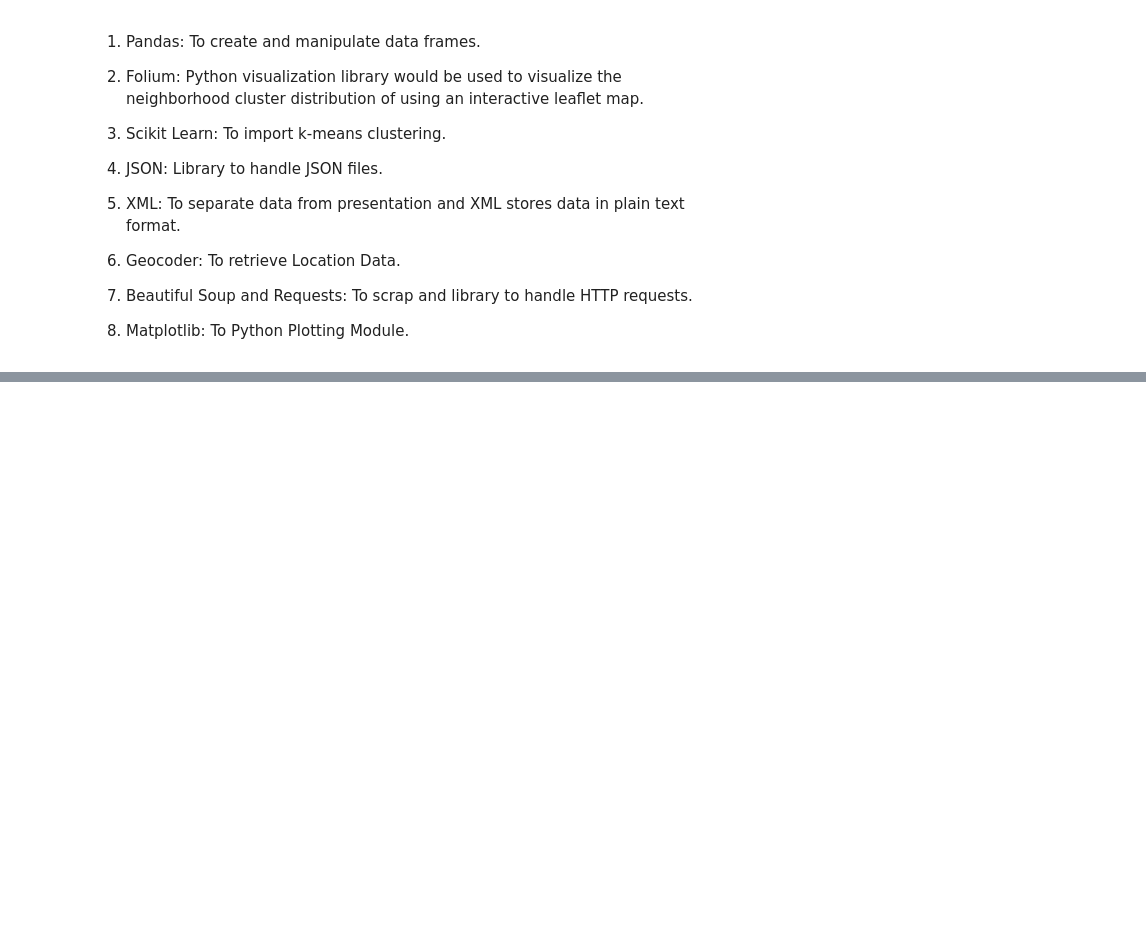
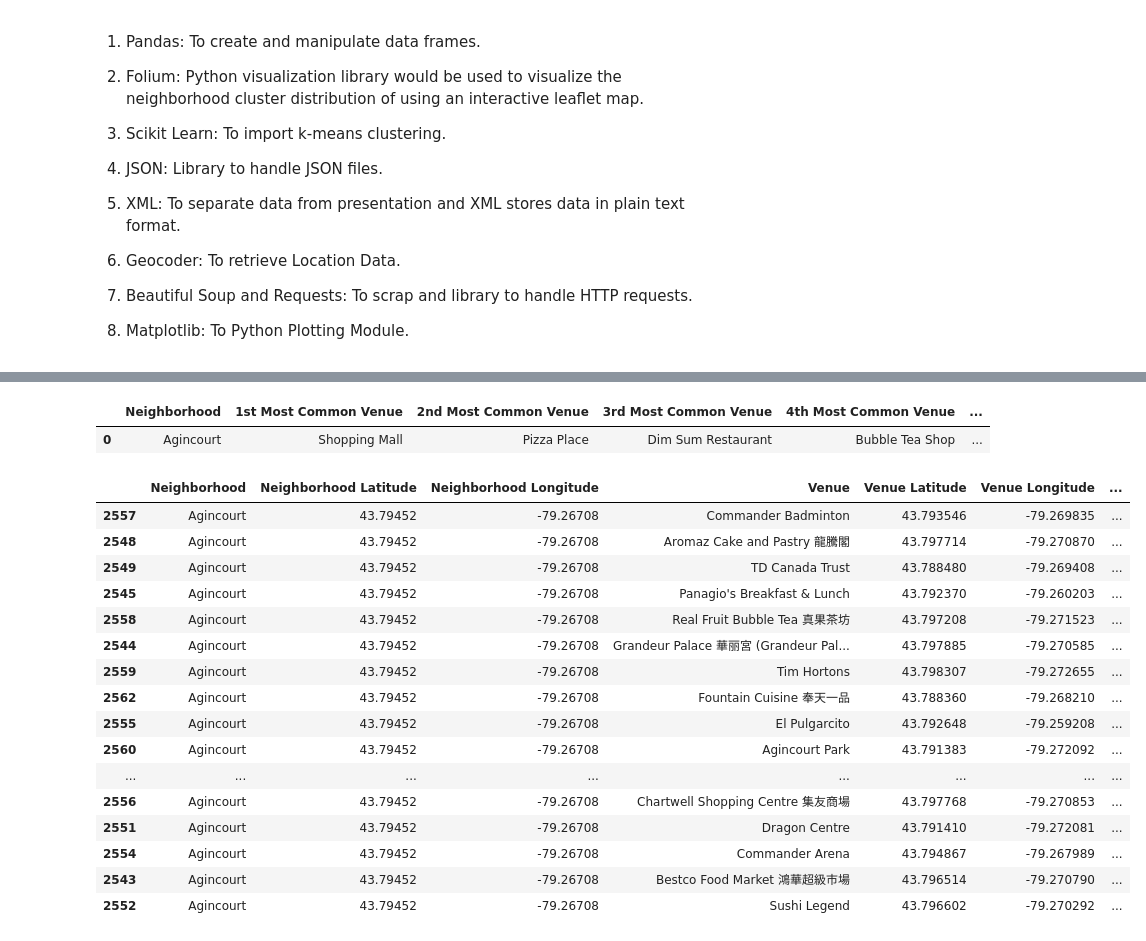
Before and after one commit to uditmanav17/Coursera_Capstone, a Jupyter notebook: week4 problem statement.ipynb, the cells around one changed output, grey strips where cells are left out. Saved outputs shown, nothing was run; the diff lists cells and outputs as text; code cells hidden in the pictures; blank space fills up the shorter version.

Commit message:
battle of neighbourhood solution approach

```diff
--- a/week4 problem statement.ipynb
+++ b/week4 problem statement.ipynb
@@ -48,0 +218,11 @@ To compare the similarities of two cities, we decided to examine neighborhoods,
+# %%
+def get_category_type(row):
+    try:
+        categories_list = row['categories']
+    except:
+        categories_list = row['venue.categories']
+
+    if len(categories_list) == 0:
+        return None
+    else:
+        return categories_list[0]['name']
@@ -48,0 +231,4 @@ To compare the similarities of two cities, we decided to examine neighborhoods,
+# %%
+filtered_columns = ['venue.name', 'venue.categories', 'venue.location.lat', 'venue.location.lng']
+nearby_venues = nearby_venues.loc[:, filtered_columns]
+nearby_venues.head()
@@ -48,0 +242,5 @@ To compare the similarities of two cities, we decided to examine neighborhoods,
+# %%
+nearby_venues['venue.categories'] = nearby_venues.apply(get_category_type, axis=1)
+# clean columns
+nearby_venues.columns = [col.split(".")[-1] for col in nearby_venues.columns]
+nearby_venues.head()
@@ -48,0 +312,6 @@ To compare the similarities of two cities, we decided to examine neighborhoods,
+# %%
+# Nearby Venues
+Scarborough_venues = getNearbyVenues(names=df['Neighbourhood'],
+                                   latitudes=df['lat'],
+                                   longitudes=df['long']
+                                  )
@@ -48,0 +461,29 @@ To compare the similarities of two cities, we decided to examine neighborhoods,
+# %%
+# IMPORTANT CELL 1
+neighborhoods_venues_sorted.query("Neighborhood == 'Agincourt'")
+# %% [output]
+|  | Neighborhood | 1st Most Common Venue | 2nd Most Common Venue | 3rd Most Common Venue | 4th Most Common Venue | ... |
+| 0 | Agincourt | Shopping Mall | Pizza Place | Dim Sum Restaurant | Bubble Tea Shop | ... |
+# %%
+agin_neighbourhood = Scarborough_venues.query("Neighborhood == 'Agincourt'").sort_values(by="Venue Category")
+agin_neighbourhood["Venue Category"] = agin_neighbourhood["Venue Category"].astype('category')
+agin_neighbourhood["cat_code"] = agin_neighbourhood["Venue Category"].cat.codes
+agin_neighbourhood
+# %% [output]
+|  | Neighborhood | Neighborhood Latitude | Neighborhood Longitude | Venue | Venue Latitude | Venue Longitude | ... |
+| 2557 | Agincourt | 43.79452 | -79.26708 | Commander Badminton | 43.793546 | -79.269835 | ... |
+| 2548 | Agincourt | 43.79452 | -79.26708 | Aromaz Cake and Pastry 龍騰閣 | 43.797714 | -79.270870 | ... |
+| 2549 | Agincourt | 43.79452 | -79.26708 | TD Canada Trust | 43.788480 | -79.269408 | ... |
+| 2545 | Agincourt | 43.79452 | -79.26708 | Panagio's Breakfast & Lunch | 43.792370 | -79.260203 | ... |
+| 2558 | Agincourt | 43.79452 | -79.26708 | Real Fruit Bubble Tea 真果茶坊 | 43.797208 | -79.271523 | ... |
+| 2544 | Agincourt | 43.79452 | -79.26708 | Grandeur Palace 華丽宮 (Grandeur Pal... | 43.797885 | -79.270585 | ... |
+| 2559 | Agincourt | 43.79452 | -79.26708 | Tim Hortons | 43.798307 | -79.272655 | ... |
+| 2562 | Agincourt | 43.79452 | -79.26708 | Fountain Cuisine 奉天一品 | 43.788360 | -79.268210 | ... |
+| 2555 | Agincourt | 43.79452 | -79.26708 | El Pulgarcito | 43.792648 | -79.259208 | ... |
+| 2560 | Agincourt | 43.79452 | -79.26708 | Agincourt Park | 43.791383 | -79.272092 | ... |
+| ... | ... | ... | ... | ... | ... | ... | ... |
+| 2556 | Agincourt | 43.79452 | -79.26708 | Chartwell Shopping Centre 集友商場 | 43.797768 | -79.270853 | ... |
+| 2551 | Agincourt | 43.79452 | -79.26708 | Dragon Centre | 43.791410 | -79.272081 | ... |
+| 2554 | Agincourt | 43.79452 | -79.26708 | Commander Arena | 43.794867 | -79.267989 | ... |
+| 2543 | Agincourt | 43.79452 | -79.26708 | Bestco Food Market 鴻華超級市場 | 43.796514 | -79.270790 | ... |
+| 2552 | Agincourt | 43.79452 | -79.26708 | Sushi Legend | 43.796602 | -79.270292 | ... |
```
Also changed, not shown: parts of 43 cells of this notebook.
